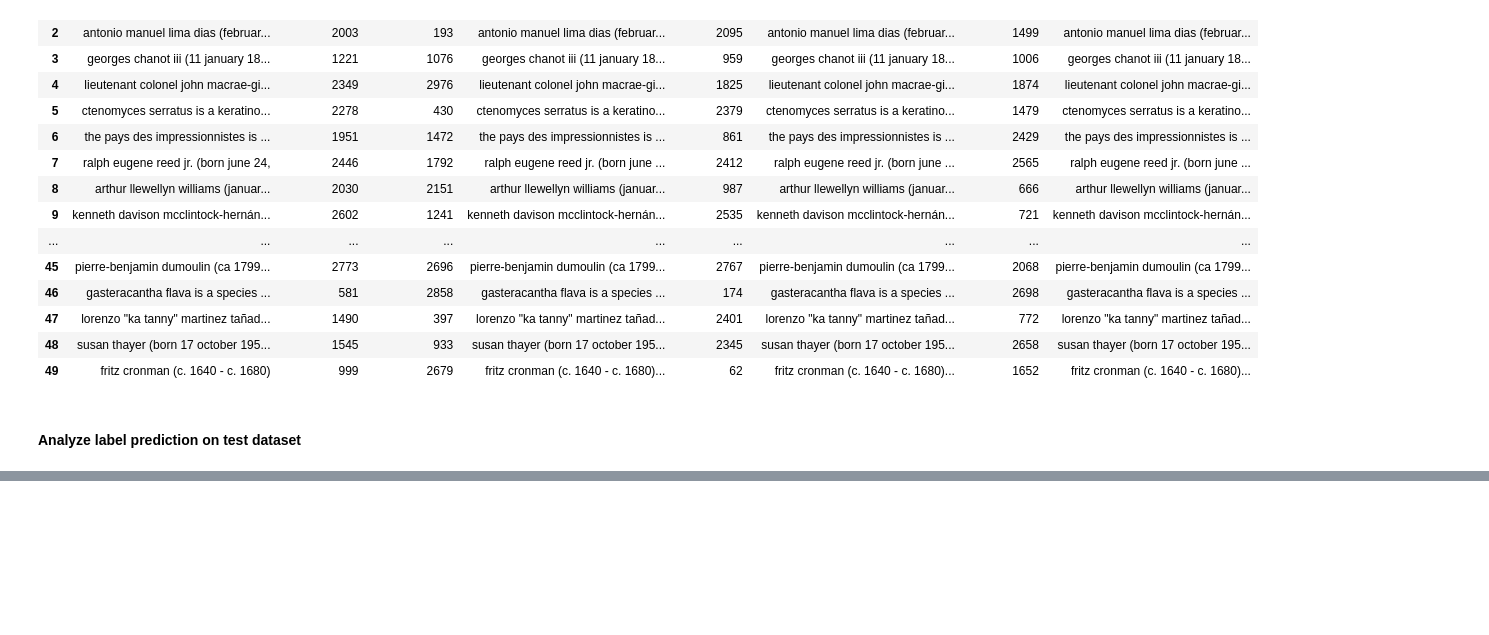
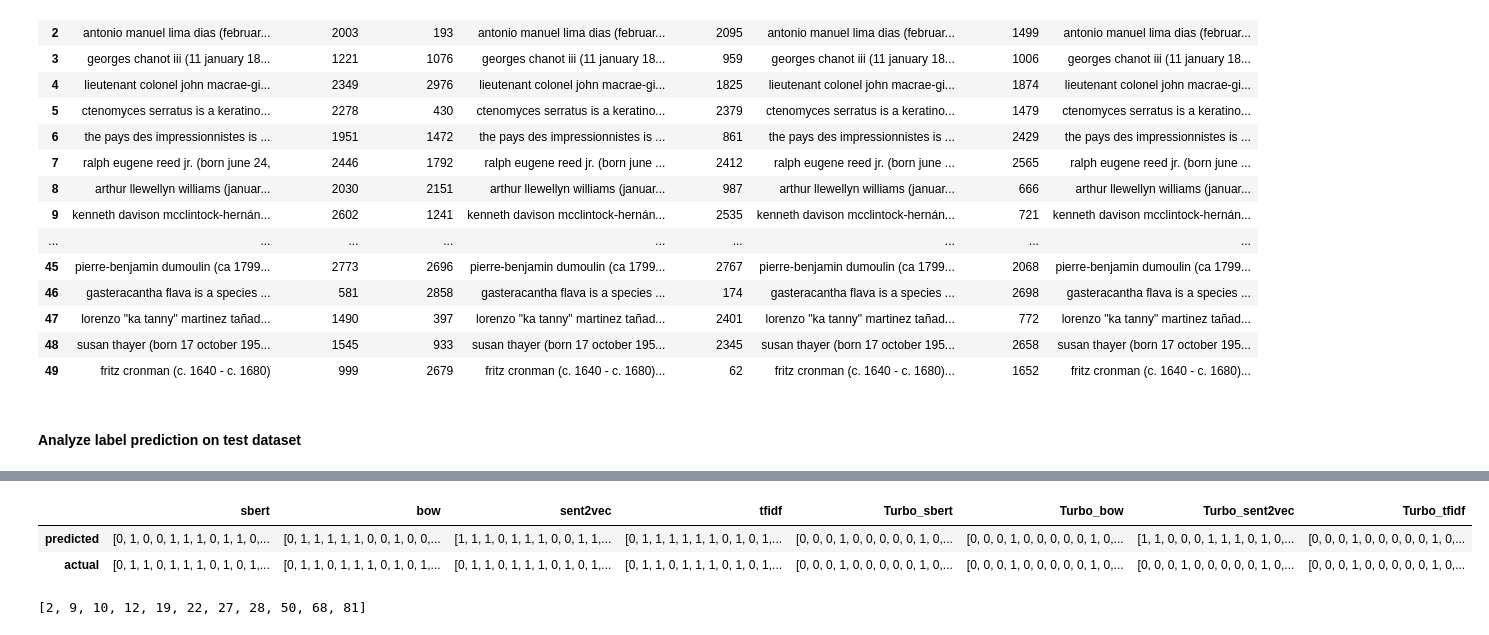
Before and after one commit to yvonne-yiqin-zhang/GPT_Generated_Text_Detection, a Jupyter notebook: test_dataset_deepdive.ipynb, the cells around one changed output, grey strips where cells are left out. Saved outputs shown, nothing was run; the diff lists cells and outputs as text; code cells hidden in the pictures; blank space fills up the shorter version.

```diff
--- a/test_dataset_deepdive.ipynb
+++ b/test_dataset_deepdive.ipynb
@@ -130,0 +137,22 @@ result
+# %%
+labels
+# %% [output]
+|  | sbert | bow | sent2vec | tfidf | Turbo_sbert | Turbo_bow | Turbo_sent2vec | Turbo_tfidf |
+| predicted | [0, 1, 0, 0, 1, 1, 1, 0, 1, 1, 0,... | [0, 1, 1, 1, 1, 1, 0, 0, 1, 0, 0,... | [1, 1, 1, 0, 1, 1, 1, 0, 0, 1, 1,... | [0, 1, 1, 1, 1, 1, 1, 0, 1, 0, 1,... | [0, 0, 0, 1, 0, 0, 0, 0, 0, 1, 0,... | [0, 0, 0, 1, 0, 0, 0, 0, 0, 1, 0,... | [1, 1, 0, 0, 0, 1, 1, 1, 0, 1, 0,... | [0, 0, 0, 1, 0, 0, 0, 0, 0, 1, 0,... |
+| actual | [0, 1, 1, 0, 1, 1, 1, 0, 1, 0, 1,... | [0, 1, 1, 0, 1, 1, 1, 0, 1, 0, 1,... | [0, 1, 1, 0, 1, 1, 1, 0, 1, 0, 1,... | [0, 1, 1, 0, 1, 1, 1, 0, 1, 0, 1,... | [0, 0, 0, 1, 0, 0, 0, 0, 0, 1, 0,... | [0, 0, 0, 1, 0, 0, 0, 0, 0, 1, 0,... | [0, 0, 0, 1, 0, 0, 0, 0, 0, 1, 0,... | [0, 0, 0, 1, 0, 0, 0, 0, 0, 1, 0,... |
+# %%
+def analyze_predicted_labels(labels, vector_name, target):
+    """
+    target = 0: wrong labels
+    target = 1: false negatives
+    target = 2: false positives
+    """
+    predicted = labels[vector_name].loc['predicted']
+    actual = labels[vector_name].loc['actual']
+    if target == 0:
+        output = [i for (i, v) in enumerate(predicted==actual) if v == False]
+    if target == 1:
+        pass
+    if target == 2:
+# %% [output]
+[2, 9, 10, 12, 19, 22, 27, 28, 50, 68, 81]
```
Also changed, not shown: parts of 7 cells of this notebook.
